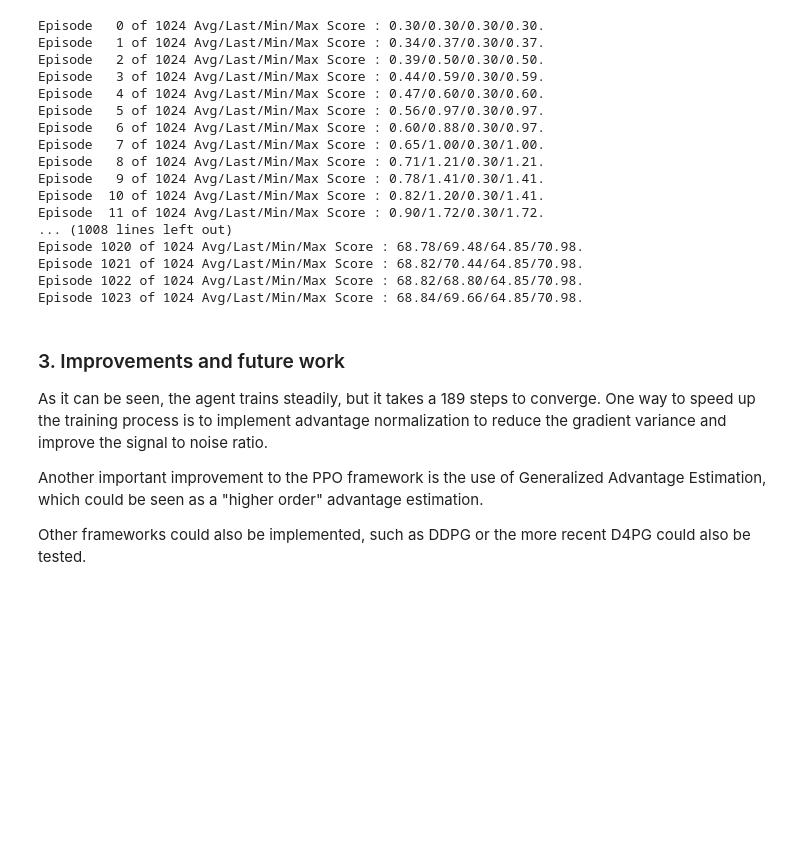
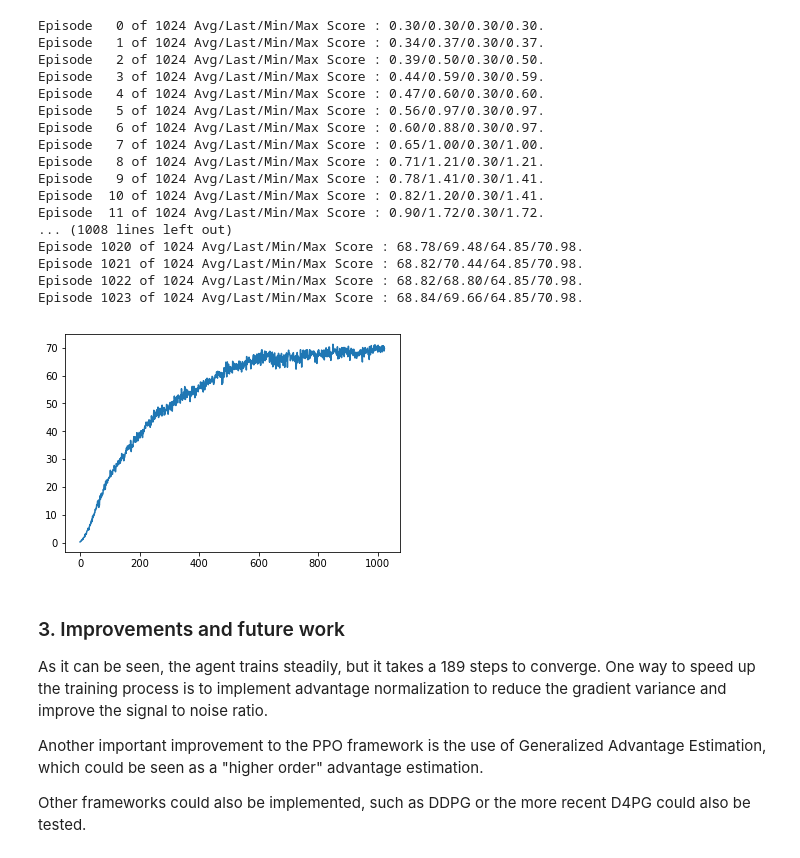
Before and after one commit to asbonatto/DRLND_Continuous_Control, a Jupyter notebook: Report.ipynb, the cells around one changed output. Drawn from its saved outputs; the diff is of its cells as text; code cells hidden in the pictures; blank space fills up the shorter version.

Commit message:
doc: plots the rewards

```diff
--- a/Report.ipynb
+++ b/Report.ipynb
@@ -109,6 +109,14 @@ Episode 1022 of 1024 Avg/Last/Min/Max Score : 68.82/68.80/64.85/70.98.
 Episode 1023 of 1024 Avg/Last/Min/Max Score : 68.84/69.66/64.85/70.98.
 # %%
 env.close()
+# %%
+import numpy as np
+import matplotlib.pyplot as plt
+results = np.loadtxt('log.txt')
+plt.plot(results)
+plt.show()
+# %% [output]
+[figure, added]
 # %% [markdown]
 ### 3. Improvements and future work
 
```
Also changed, not shown: 1 other file.
